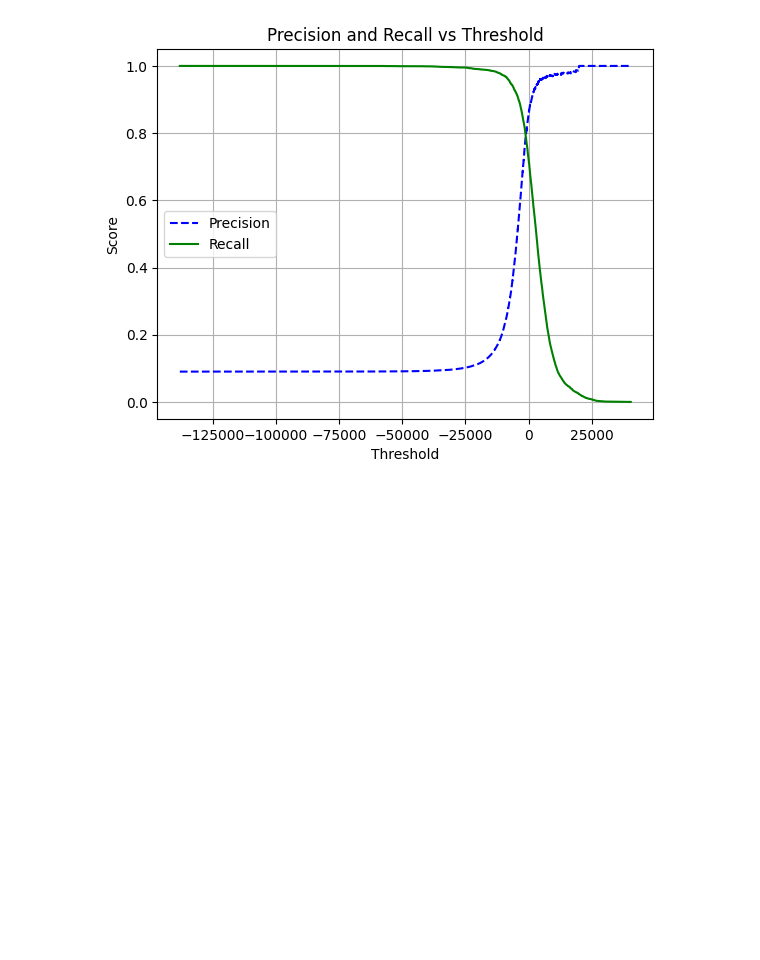
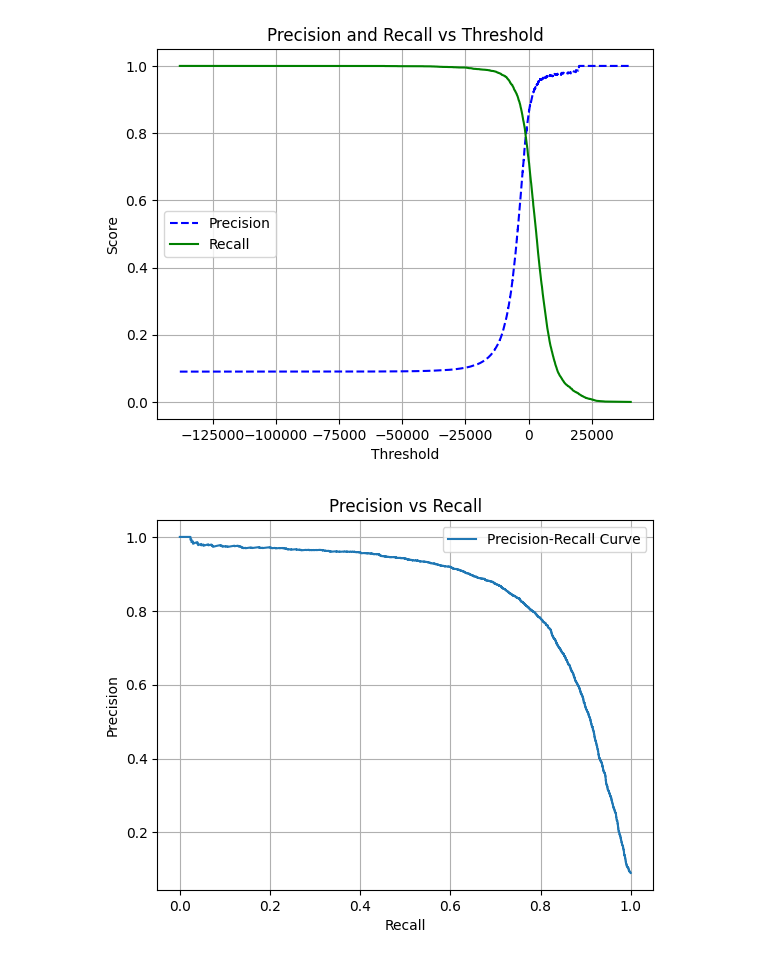
Before and after one commit to Hentonybarboza/MNIST, a Jupyter notebook: MNIST2.ipynb, the cells around one changed output. Cells and saved outputs as stored; diff of their text form; code cells hidden in the pictures; blank space fills up the shorter version.

Commit message:
Curva de recall e precisão

```diff
--- a/MNIST2.ipynb
+++ b/MNIST2.ipynb
@@ -135,3 +138,19 @@ plot_precision_recall_vs_thresholds(precisions, recalls,thresholds)
 plt.show()
 # %% [output]
 [figure]
+# %%
+import matplotlib.pyplot as plt
+
+def plot_precision_vs_recalls(precisions, recalls):
+    plt.plot(recalls, precisions, label='Precision-Recall Curve')
+    plt.xlabel('Recall')
+    plt.ylabel('Precision')
+    plt.title('Precision vs Recall')
+    plt.legend()
+    plt.grid()
+    plt.show()
+# %%
+plot_precision_vs_recalls(precisions, recalls)
+plt.show()
+# %% [output]
+[figure, added]
```
Also changed, not shown: parts of 9 cells of this notebook.
